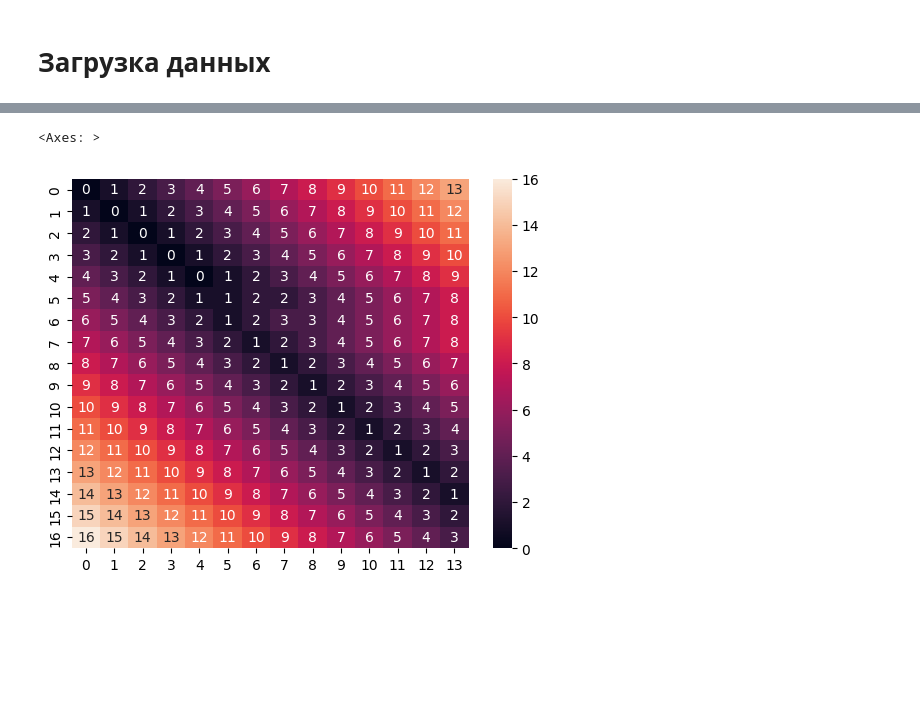
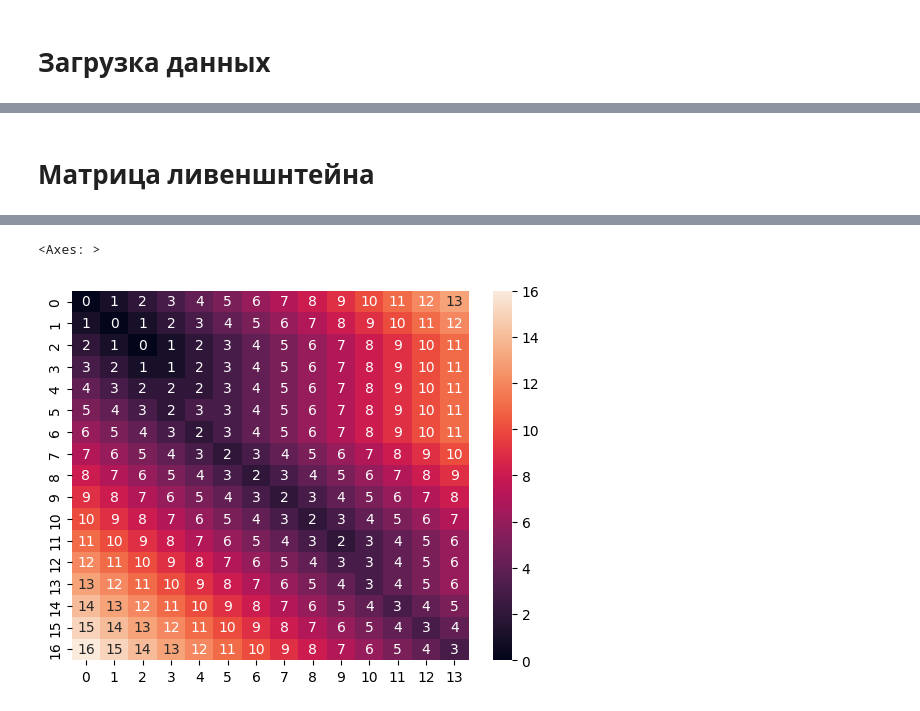
Before and after one commit to spaceswimmer/Pertoleum-Geology-Projects, a Jupyter notebook: Artemiy_Fishchuk_examples/06 Lithology/task.ipynb, the cells around one changed output, grey strips where cells are left out. Drawn from its saved outputs; the diff is of its cells as text; code cells hidden in the pictures; blank space fills up the shorter version.

```diff
--- a/Artemiy_Fishchuk_examples/06 Lithology/task.ipynb
+++ b/Artemiy_Fishchuk_examples/06 Lithology/task.ipynb
@@ -12,4 +13,7 @@ data_103 = pd.read_csv("Таёжное 103.csv", delimiter=";")
 # %%
 data_102 = data_102.fillna('')
 data_103 = data_103.fillna('')
+
+data_102 = data_102.loc[::-1].reset_index(drop=True)
+data_103 = data_103.loc[::-1].reset_index(drop=True)
 # %%
@@ -93,3 +118,6 @@ Finished in  0.0
+# %% [markdown]
+# Матрица ливеншнтейна
 # %%
-sns.heatmap(levenshtein_custom(descr_103, descr_102), annot=True)
+lev_matr = levenshtein_custom(descr_103, descr_102)
+sns.heatmap(lev_matr, annot=True)
 # %% [output]
@@ -97,2 +125,2 @@ Finished in  0.0
 <Axes: >
-[figure, old version]
+[figure, new version]
```
Also changed, not shown: parts of 10 cells of this notebook.
